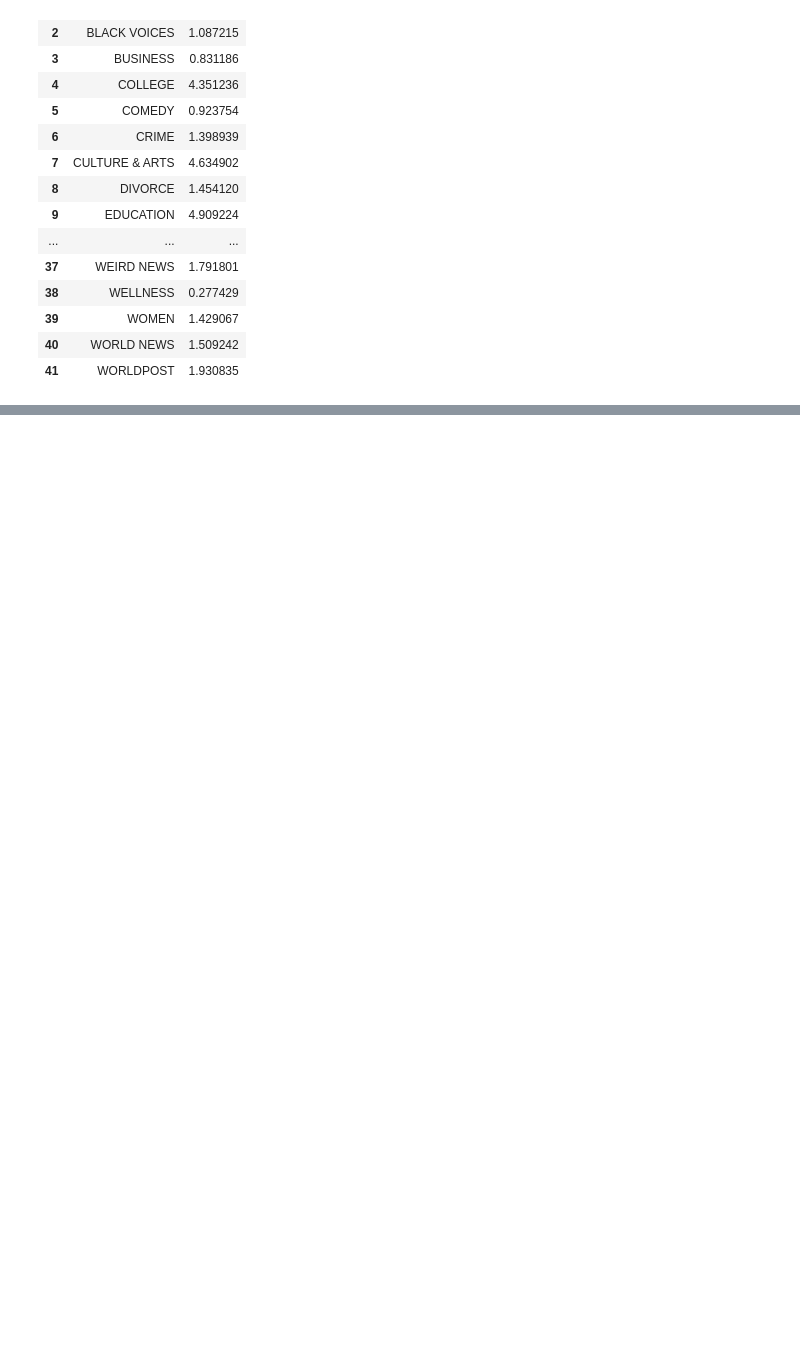
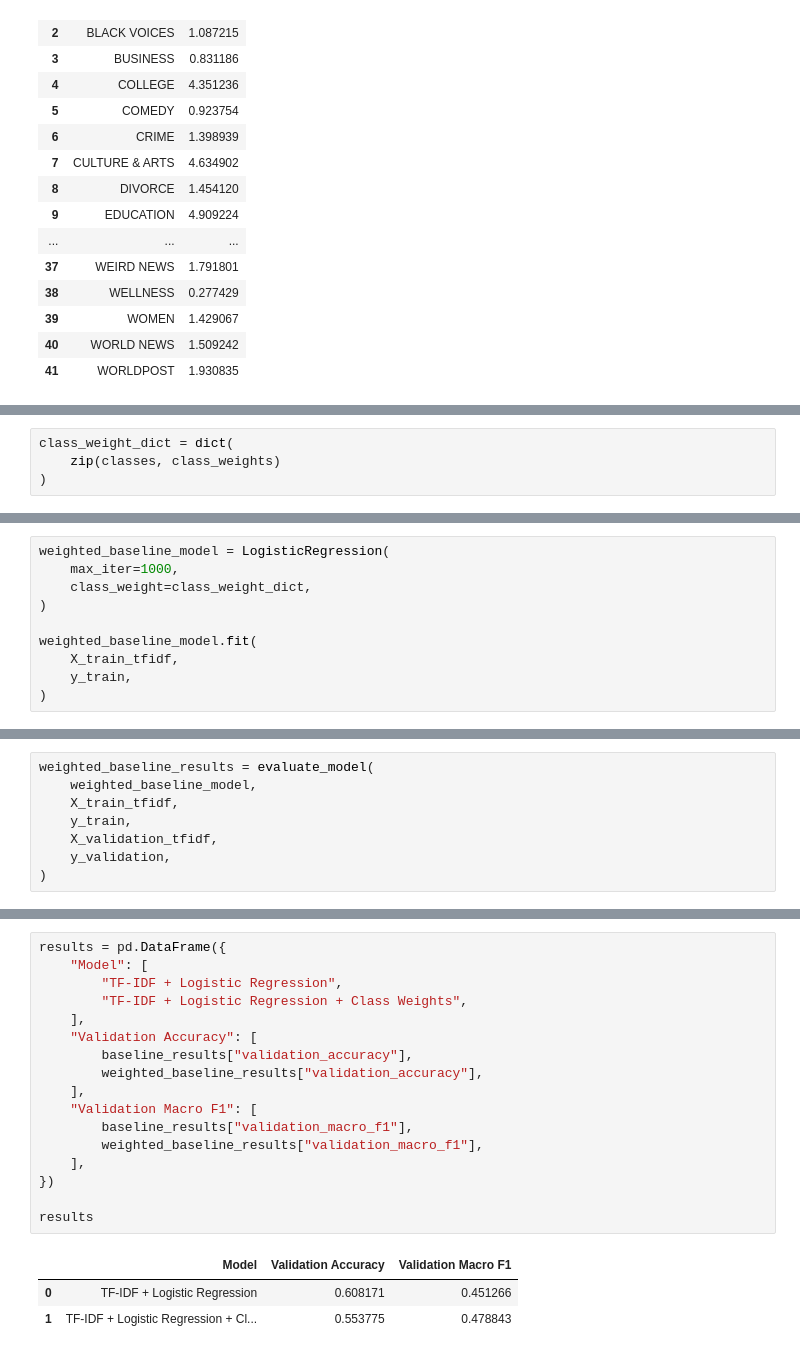
Before and after one commit to IlyaKyazimov/news_category_dataset, a Jupyter notebook: notebook.ipynb, the cells around one changed output, grey strips where cells are left out. Drawn from its saved outputs; the diff is of its cells as text; blank space fills up the shorter version.

Commit message:
Add TF-IDF logistic regression baseline experiments

```diff
--- a/notebook.ipynb
+++ b/notebook.ipynb
@@ -687,0 +887,4 @@ class_weights_df
+# %%
+class_weight_dict = dict(
+    zip(classes, class_weights)
+)
@@ -687,0 +909,10 @@ class_weights_df
+# %%
+weighted_baseline_model = LogisticRegression(
+    max_iter=1000,
+    class_weight=class_weight_dict,
+)
+
+weighted_baseline_model.fit(
+    X_train_tfidf,
+    y_train,
+)
@@ -687,0 +937,8 @@ class_weights_df
+# %%
+weighted_baseline_results = evaluate_model(
+    weighted_baseline_model,
+    X_train_tfidf,
+    y_train,
+    X_validation_tfidf,
+    y_validation,
+)
@@ -687,0 +963,21 @@ class_weights_df
+# %%
+results = pd.DataFrame({
+    "Model": [
+        "TF-IDF + Logistic Regression",
+        "TF-IDF + Logistic Regression + Class Weights",
+    ],
+    "Validation Accuracy": [
+        baseline_results["validation_accuracy"],
+        weighted_baseline_results["validation_accuracy"],
+    ],
+    "Validation Macro F1": [
+        baseline_results["validation_macro_f1"],
+        weighted_baseline_results["validation_macro_f1"],
+    ],
+})
+
+results
+# %% [output]
+|  | Model | Validation Accuracy | Validation Macro F1 |
+| 0 | TF-IDF + Logistic Regression | 0.608171 | 0.451266 |
+| 1 | TF-IDF + Logistic Regression + Cl... | 0.553775 | 0.478843 |
```
Also changed, not shown: parts of 13 cells of this notebook.
